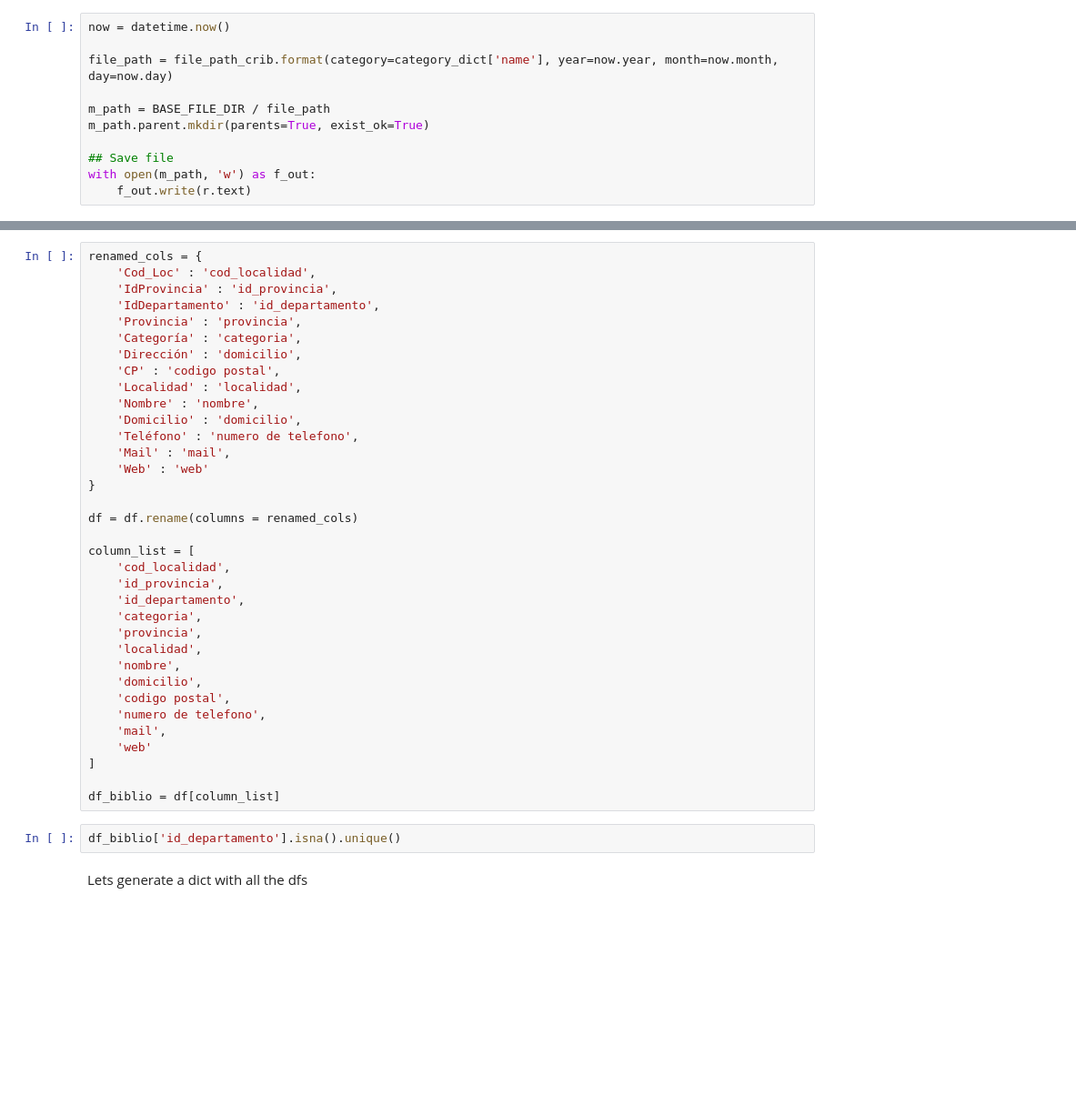
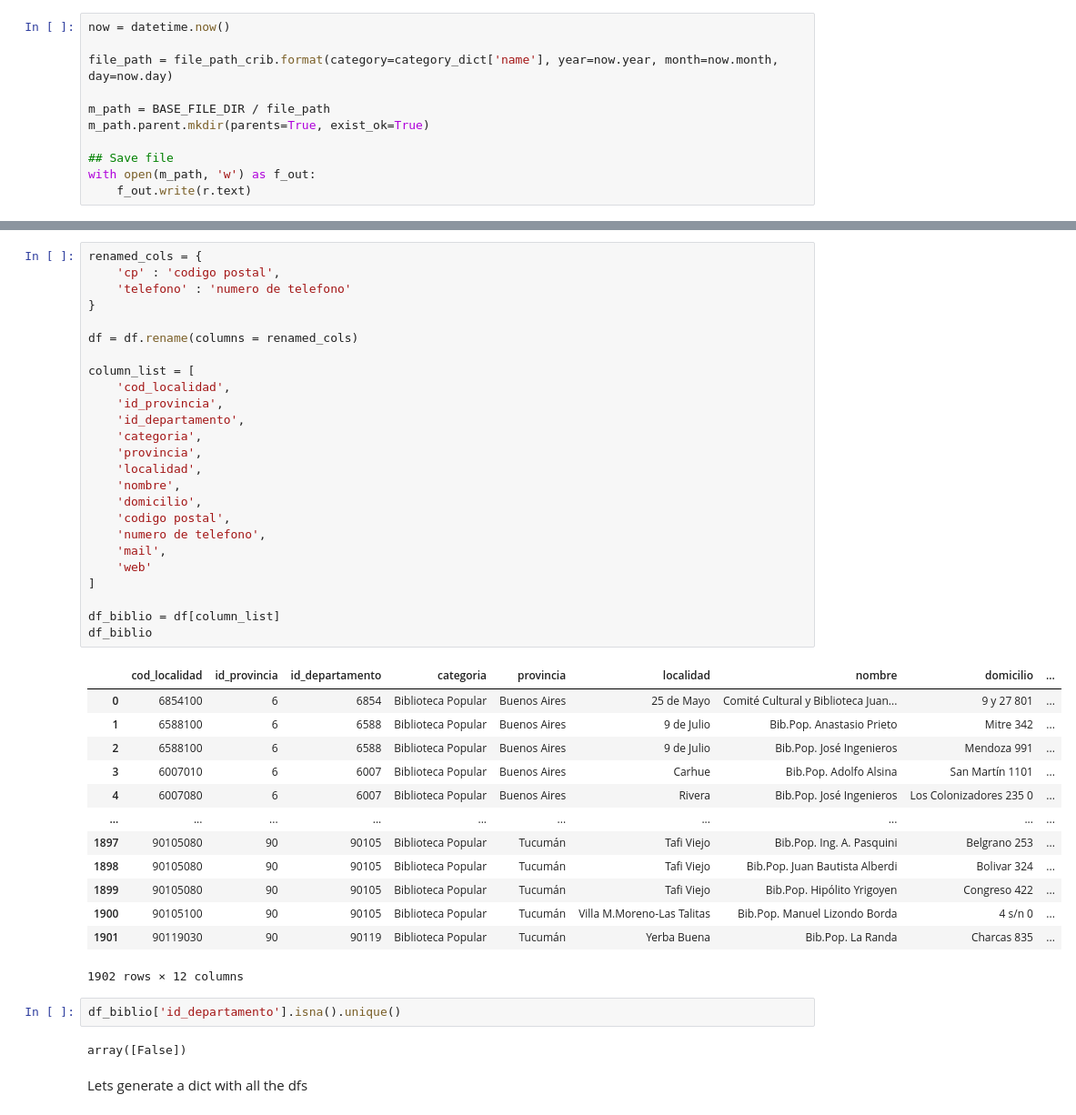
Before and after one commit to RAJerez/data-challenge, a Jupyter notebook: data_exploratory.ipynb, the cells around one changed output, grey strips where cells are left out. Shown: that part at 91% size. Cells and saved outputs as stored; diff of their text form; blank space fills up the shorter version.

```diff
--- a/data_exploratory.ipynb
+++ b/data_exploratory.ipynb
@@ -160,40 +315,46 @@ df.head()
 # %%
 renamed_cols = {
-    'Cod_Loc' : 'cod_localidad',
-    'IdProvincia' : 'id_provincia',
-    'IdDepartamento' : 'id_departamento',
-    'Provincia' : 'provincia',
-    'Categoría' : 'categoria',
-    'Dirección' : 'domicilio',
-    'CP' : 'codigo postal',
-    'Localidad' : 'localidad',
-    'Nombre' : 'nombre',
-    'Domicilio' : 'domicilio',
-    'Teléfono' : 'numero de telefono',
-    'Mail' : 'mail',
-    'Web' : 'web'
+    'cp' : 'codigo postal',
+    'telefono' : 'numero de telefono'
 }
 
 df = df.rename(columns = renamed_cols)
 
 column_list = [
     'cod_localidad',
     'id_provincia',
     'id_departamento',
     'categoria',
     'provincia',
     'localidad',
     'nombre',
     'domicilio',
     'codigo postal',
     'numero de telefono',
     'mail',
     'web'
 ]
 
 df_biblio = df[column_list]
+df_biblio
+# %% [output]
+|  | cod_localidad | id_provincia | id_departamento | categoria | provincia | localidad | nombre | domicilio | ... |
+| 0 | 6854100 | 6 | 6854 | Biblioteca Popular | Buenos Aires | 25 de Mayo | Comité Cultural y Biblioteca Juan... | 9 y 27 801 | ... |
+| 1 | 6588100 | 6 | 6588 | Biblioteca Popular | Buenos Aires | 9 de Julio | Bib.Pop. Anastasio Prieto | Mitre 342 | ... |
+| 2 | 6588100 | 6 | 6588 | Biblioteca Popular | Buenos Aires | 9 de Julio | Bib.Pop. José Ingenieros | Mendoza 991 | ... |
+| 3 | 6007010 | 6 | 6007 | Biblioteca Popular | Buenos Aires | Carhue | Bib.Pop. Adolfo Alsina | San Martín 1101 | ... |
+| 4 | 6007080 | 6 | 6007 | Biblioteca Popular | Buenos Aires | Rivera | Bib.Pop. José Ingenieros | Los Colonizadores 235 0 | ... |
+| ... | ... | ... | ... | ... | ... | ... | ... | ... | ... |
+| 1897 | 90105080 | 90 | 90105 | Biblioteca Popular | Tucumán | Tafi Viejo | Bib.Pop. Ing. A. Pasquini | Belgrano 253 | ... |
+| 1898 | 90105080 | 90 | 90105 | Biblioteca Popular | Tucumán | Tafi Viejo | Bib.Pop. Juan Bautista Alberdi | Bolivar 324 | ... |
+| 1899 | 90105080 | 90 | 90105 | Biblioteca Popular | Tucumán | Tafi Viejo | Bib.Pop. Hipólito Yrigoyen | Congreso 422 | ... |
+| 1900 | 90105100 | 90 | 90105 | Biblioteca Popular | Tucumán | Villa M.Moreno-Las Talitas | Bib.Pop. Manuel Lizondo Borda | 4 s/n 0 | ... |
+| 1901 | 90119030 | 90 | 90119 | Biblioteca Popular | Tucumán | Yerba Buena | Bib.Pop. La Randa | Charcas 835 | ... |
+1902 rows × 12 columns
 # %%
 df_biblio['id_departamento'].isna().unique()
+# %% [output]
+array([False])
 # %% [markdown]
 Lets generate a dict with all the dfs
 # %%
```
Also changed, not shown: parts of 31 cells of this notebook, 10 other files.
